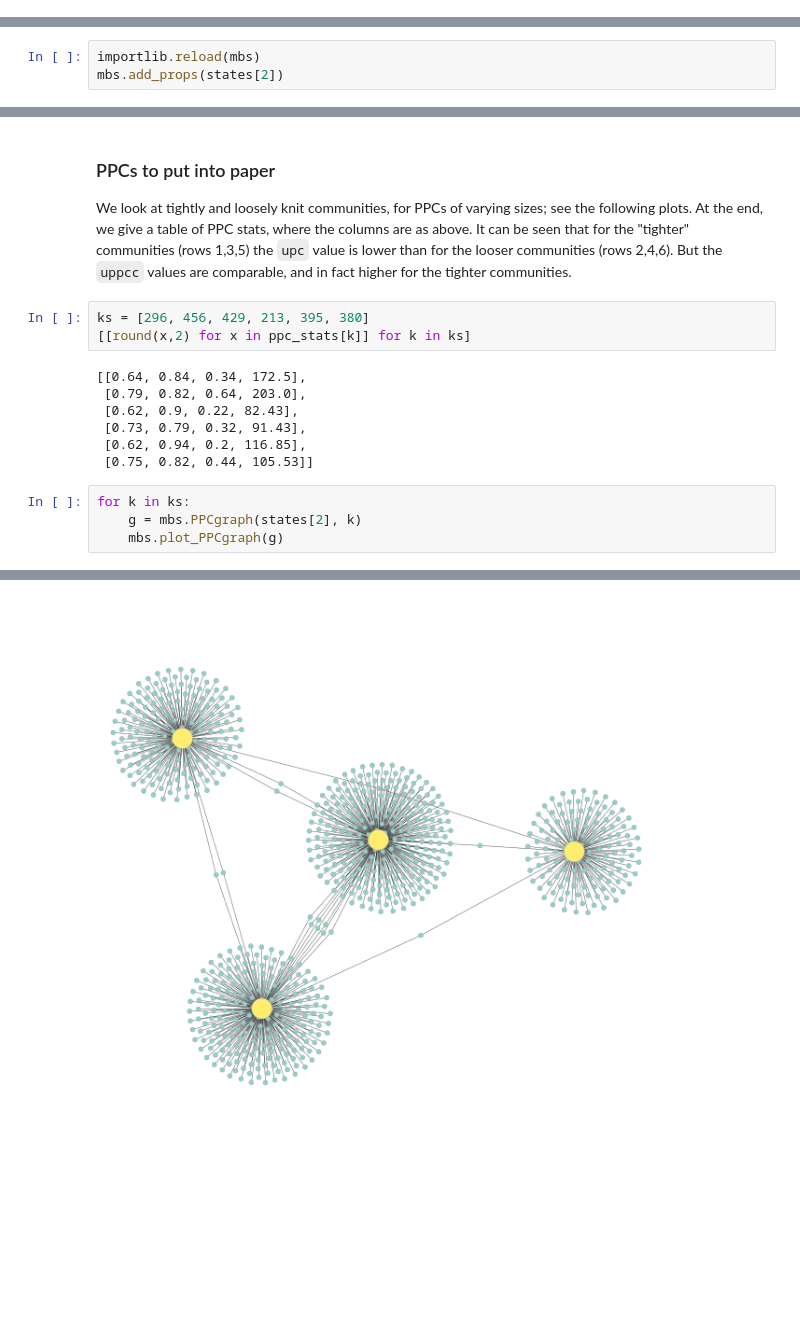
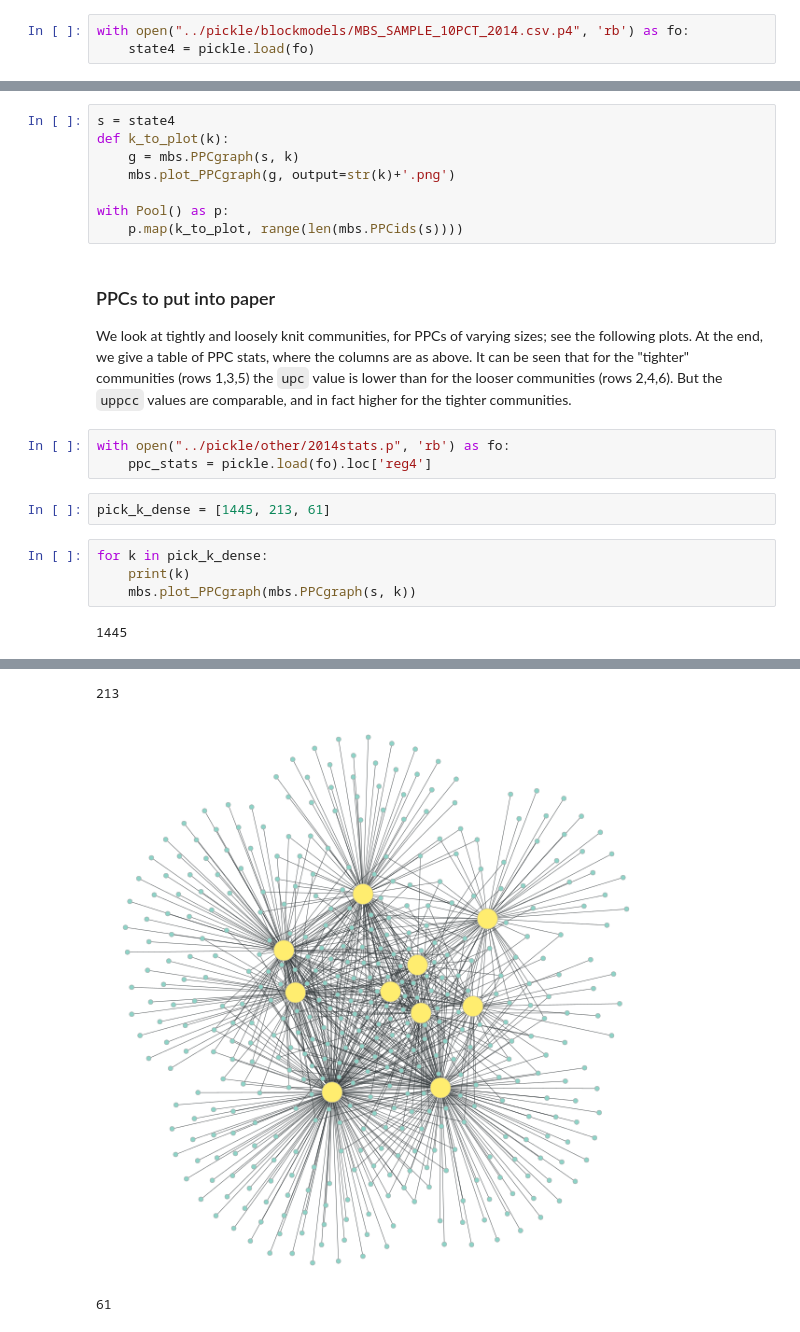
Before and after one commit to CBDRH/GP-networks, a Jupyter notebook: py/supplemental.ipynb, the cells around one changed output, grey strips where cells are left out. Drawn from its saved outputs; the diff is of its cells as text; blank space fills up the shorter version.

Commit message:
ipynb with plots for paper

```diff
--- a/py/supplemental.ipynb
+++ b/py/supplemental.ipynb
@@ -73,0 +70,3 @@ states = [state1, state2, state3, state4, state5]
+# %%
+with open("../pickle/blockmodels/MBS_SAMPLE_10PCT_2014.csv.p4", 'rb') as fo:
+    state4 = pickle.load(fo)
@@ -120,3 +130,0 @@ For the entire graph (below, Region 3 in 2009), calculate:
-# %%
-importlib.reload(mbs)
-mbs.add_props(states[2])
@@ -145,20 +227,24 @@ plt.pyplot.scatter(ppc_stats_a[:, 3], ppc_stats_a[:, 0])
+# %%
+s = state4
+def k_to_plot(k):
+    g = mbs.PPCgraph(s, k)
+    mbs.plot_PPCgraph(g, output=str(k)+'.png')
+
+with Pool() as p:
+    p.map(k_to_plot, range(len(mbs.PPCids(s))))
 # %% [markdown]
 ### PPCs to put into paper
 We look at tightly and loosely knit communities, for PPCs of varying sizes; see the following plots.
 At the end, we give a table of PPC stats, where the columns are as above.
 It can be seen that for the "tighter" communities (rows 1,3,5) the `upc` value is lower than for the looser communities (rows 2,4,6). But the `uppcc` values are comparable, and in fact higher for the tighter communities.
-# %%
-ks = [296, 456, 429, 213, 395, 380]
-[[round(x,2) for x in ppc_stats[k]] for k in ks]
-# %% [output]
-[[0.64, 0.84, 0.34, 172.5],
- [0.79, 0.82, 0.64, 203.0],
- [0.62, 0.9, 0.22, 82.43],
- [0.73, 0.79, 0.32, 91.43],
- [0.62, 0.94, 0.2, 116.85],
- [0.75, 0.82, 0.44, 105.53]]
+# %%
+with open("../pickle/other/2014stats.p", 'rb') as fo:
+    ppc_stats = pickle.load(fo).loc['reg4']
+# %%
+pick_k_dense = [1445, 213, 61]
 # %%
-for k in ks:
-    g = mbs.PPCgraph(states[2], k)
-    mbs.plot_PPCgraph(g)
+for k in pick_k_dense:
+    print(k)
+    mbs.plot_PPCgraph(mbs.PPCgraph(s, k))
 # %% [output]
+1445
@@ -166 +252,3 @@ for k in ks:
+213
-[figure, old version]
+[figure, new version]
+61
```
Also changed, not shown: parts of 31 cells of this notebook.
